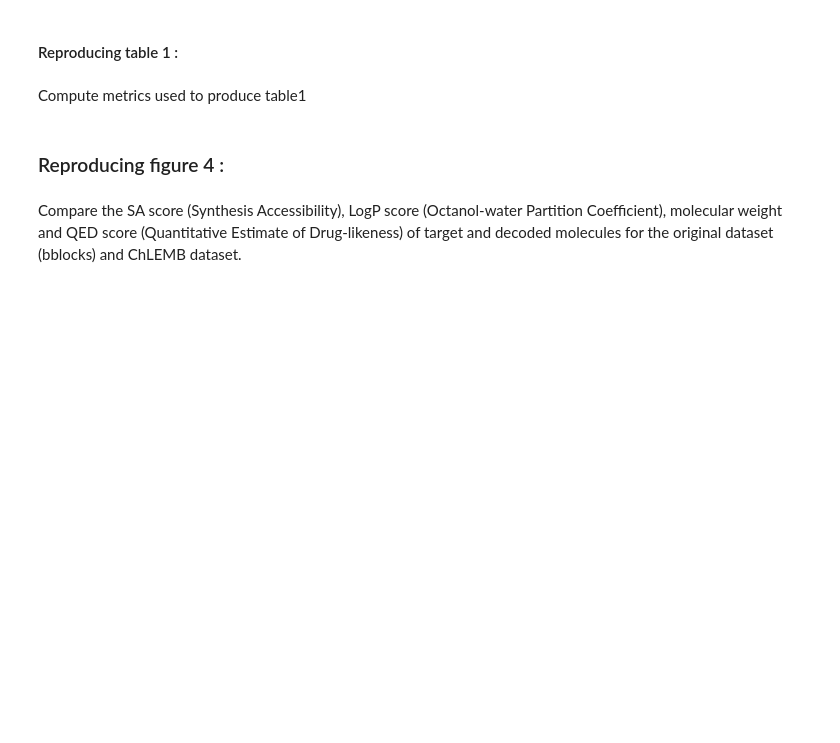
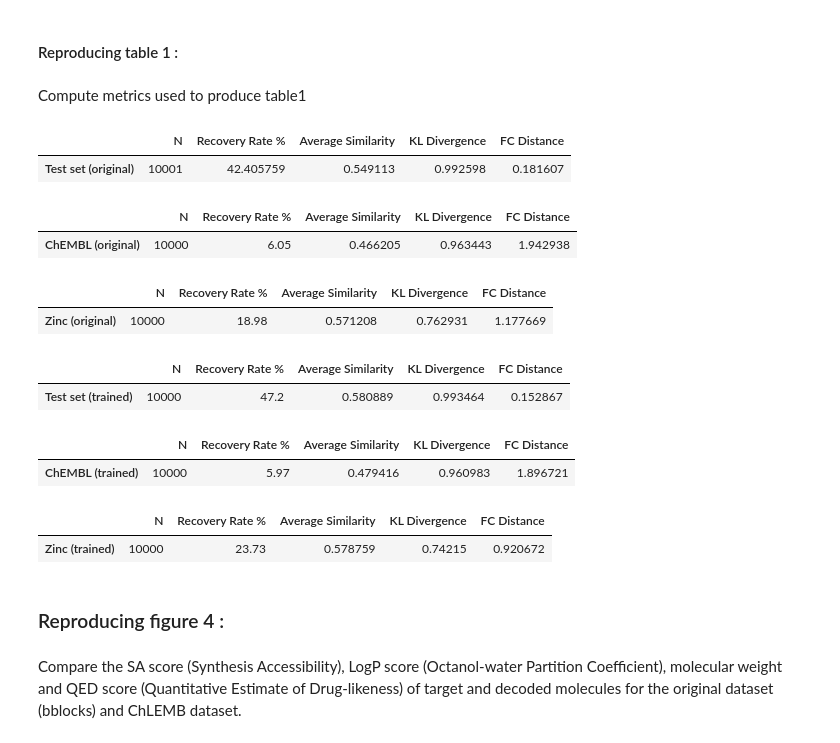
Before and after one commit to CS-433/SynNet, a Jupyter notebook: reproducibility/analysis.ipynb, the cells around one changed output. Cells and saved outputs as stored; diff of their text form; code cells hidden in the pictures; blank space fills up the shorter version.

Commit message:
Corrected table1

```diff
--- a/reproducibility/analysis.ipynb
+++ b/reproducibility/analysis.ipynb
@@ -17,17 +17,35 @@ zinc_trained = paths.synthesis_result_csv("zinc", "trained")
 # %% [markdown]
 Compute metrics used to produce table1
 # %%
-display_table1(reachable_original)
+display_table1(reachable_original,"Test set (original)")
+# %% [output]
+|  | N | Recovery Rate % | Average Similarity | KL Divergence | FC Distance |
+| Test set (original) | 10001 | 42.405759 | 0.549113 | 0.992598 | 0.181607 |
 # %%
-display_table1(chembl_original)
+display_table1(chembl_original, "ChEMBL (original)")
+# %% [output]
+|  | N | Recovery Rate % | Average Similarity | KL Divergence | FC Distance |
+| ChEMBL (original) | 10000 | 6.05 | 0.466205 | 0.963443 | 1.942938 |
 # %%
-display_table1(zinc_original)
+display_table1(zinc_original,"Zinc (original)")
+# %% [output]
+|  | N | Recovery Rate % | Average Similarity | KL Divergence | FC Distance |
+| Zinc (original) | 10000 | 18.98 | 0.571208 | 0.762931 | 1.177669 |
 # %%
-display_table1(reachable_trained)
+display_table1(reachable_trained,"Test set (trained)")
+# %% [output]
+|  | N | Recovery Rate % | Average Similarity | KL Divergence | FC Distance |
+| Test set (trained) | 10000 | 47.2 | 0.580889 | 0.993464 | 0.152867 |
 # %%
-display_table1(chembl_trained)
+display_table1(chembl_trained,"ChEMBL (trained)")
+# %% [output]
+|  | N | Recovery Rate % | Average Similarity | KL Divergence | FC Distance |
+| ChEMBL (trained) | 10000 | 5.97 | 0.479416 | 0.960983 | 1.896721 |
 # %%
-display_table1(zinc_trained)
+display_table1(zinc_trained,"Zinc (trained)")
+# %% [output]
+|  | N | Recovery Rate % | Average Similarity | KL Divergence | FC Distance |
+| Zinc (trained) | 10000 | 23.73 | 0.578759 | 0.74215 | 0.920672 |
 # %% [markdown]
 ### Reproducing figure 4 :
 # %% [markdown]
```
Also changed, not shown: parts of 1 cell of this notebook, 1 other file.
